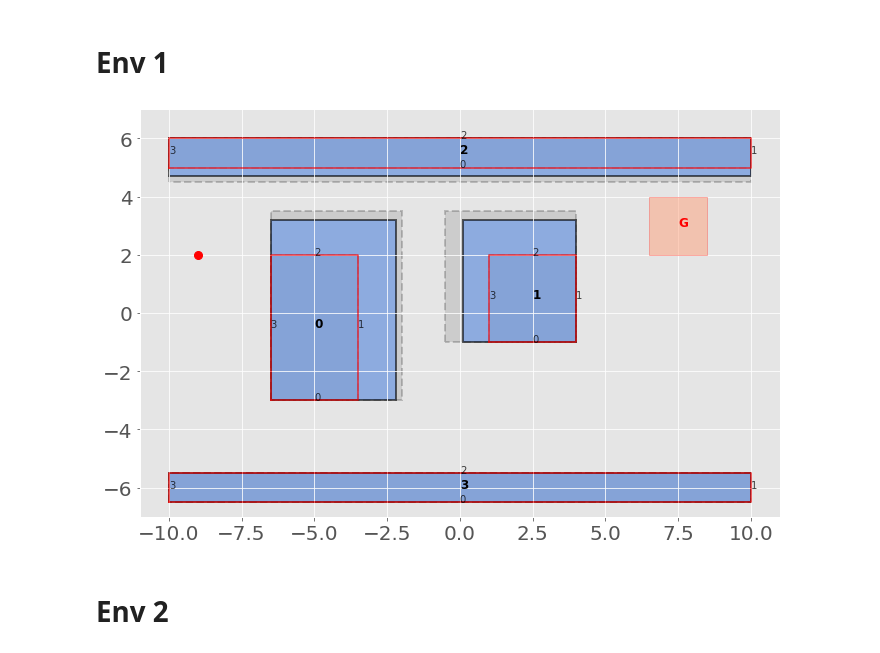
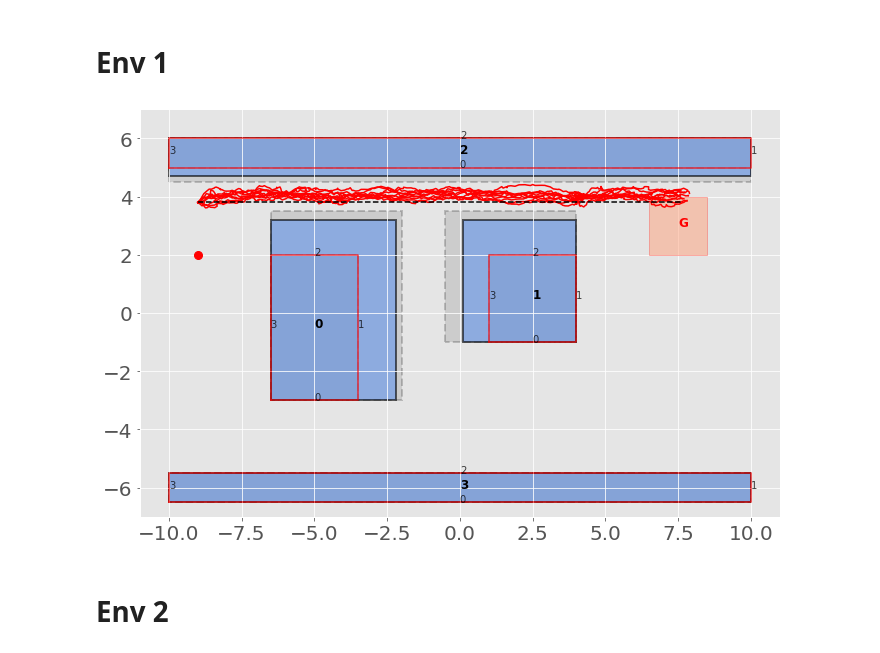
Before and after one commit to zhangvwk/planning-with-map-errors, a Jupyter notebook: environment_examples.ipynb, the cells around one changed output. Drawn from its saved outputs; the diff is of its cells as text; code cells hidden in the pictures.

```diff
--- a/environment_examples.ipynb
+++ b/environment_examples.ipynb
@@ -12,6 +14,14 @@ import polytope as pc
 # %% [output]
 `polytope` failed to import `cvxopt.glpk`.
 will use `scipy.optimize.linprog`
+# %%
+def generate_waypoints(A, B, x_0, u_nom):
+    T = u_nom.shape[0]
+    x_nom = np.zeros((T, A.shape[0]))
+    x_nom[0] = x_0
+    for t in range(1, T):
+        x_nom[t] = np.dot(A, x_nom[t - 1]) + np.dot(B, u_nom[t - 1])
+    return x_nom
 # %% [markdown]
 # Env 1
 # %%
@@ -33,11 +43,28 @@ rec_1.set_actual_errors(np.array([0,0,1.2,0.9]))
 rec_2.set_actual_errors(np.array([0.3,0,0,0]))
 
 env.add_rectangles([rec_0, rec_1, rec_2, rec_3])
-
-env.plot()
-x_start = Point(-9, 2)
-x_start.plot()
-goal_region = Rectangle(-1, 6.5,2,2,2,0)
-goal_region.plot(as_goal=True)
+# env.add_rectangles([rec_0, rec_1, rec_3])
-# %% [output]
-[figure, removed]
+# %%
+dt = 0.2
+A = np.eye(2); B = dt*np.eye(2)
+Q_lqr = np.eye(2)
+R_lqr = np.eye(2)
+lqr_planner = LQRPlanner(Q_lqr, R_lqr, A, B)
+
+Q = np.eye(2) * 0.001
+R = 0.1
+T = 280
+u_noms = np.zeros((T - 1, 2))
+for t in range(T - 1):
+    u_noms[t] = [0.3, 0]
+x0 = [-9, 3.8]
+x_noms = generate_waypoints(A, B, x0, u_noms)
+
+x_est_0 = x0
+P_est_0 = np.eye(2)
+
+sim = Simulator(env)
+sim.set_motion(A, B, Q)
+sim.set_obs(R)
+sim.set_gain(lqr_planner.lqr_gain)
+sim.set_init_est(x_est_0, P_est_0)
@@ -43,0 +73,3 @@ goal_region.plot(as_goal=True)
+# %%
+num_iters = 10
+xs = sim.run(num_iters, x0, 0.0*np.eye(2), x_noms, u_noms)
@@ -44,3 +78,12 @@ goal_region.plot(as_goal=True)
+# %%
+env.plot()
+x_start = Point(-9, 2)
+x_start.plot()
+goal_region = Rectangle(-1, 6.5,2,2,2,0)
+goal_region.plot(as_goal=True)
+sim.plot_trajs(xs, x_noms)
+# %% [output]
+[figure, added]
 # %% [markdown]
 # Env 2
 # %%
```
Also changed, not shown: parts of 3 cells of this notebook.
